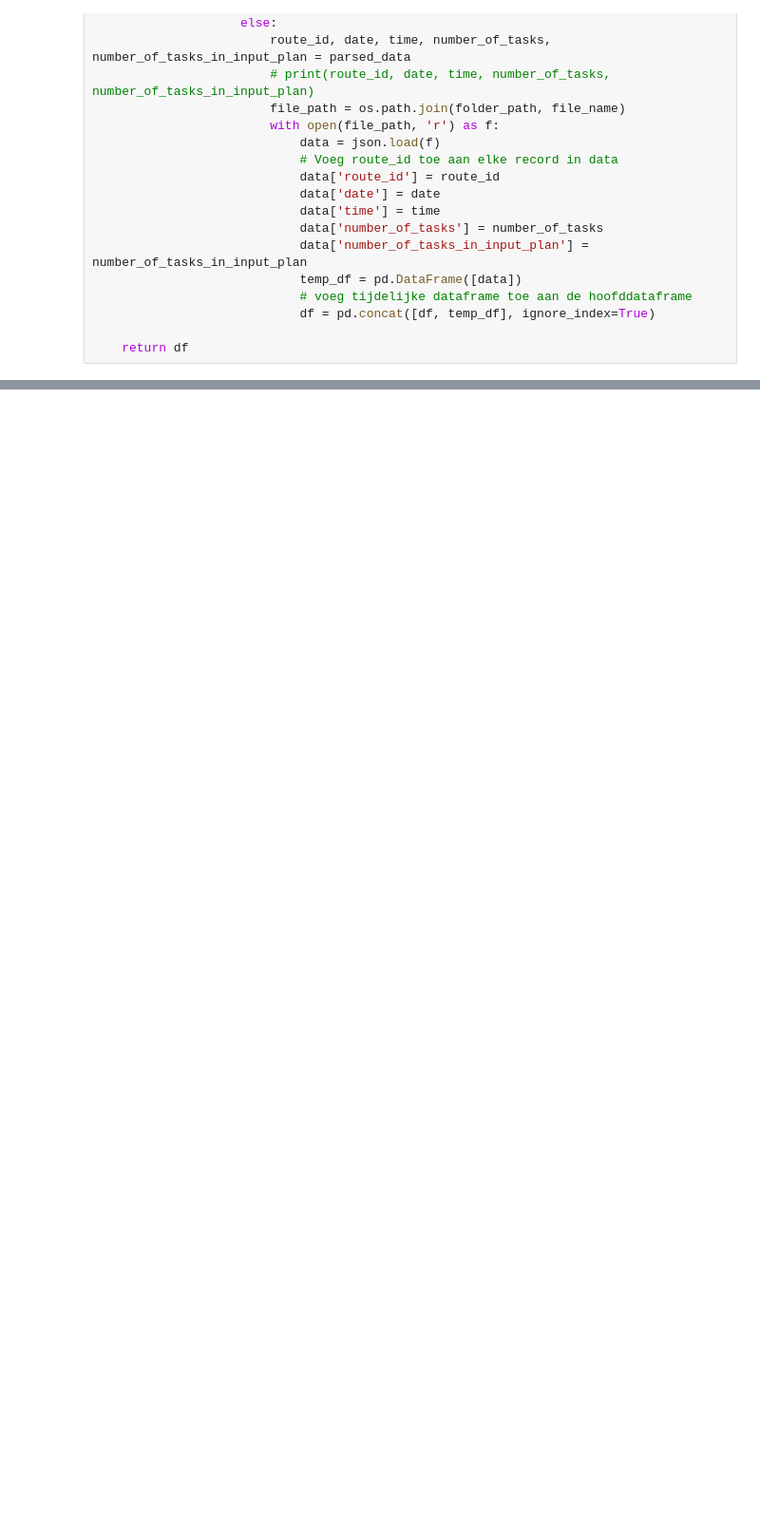
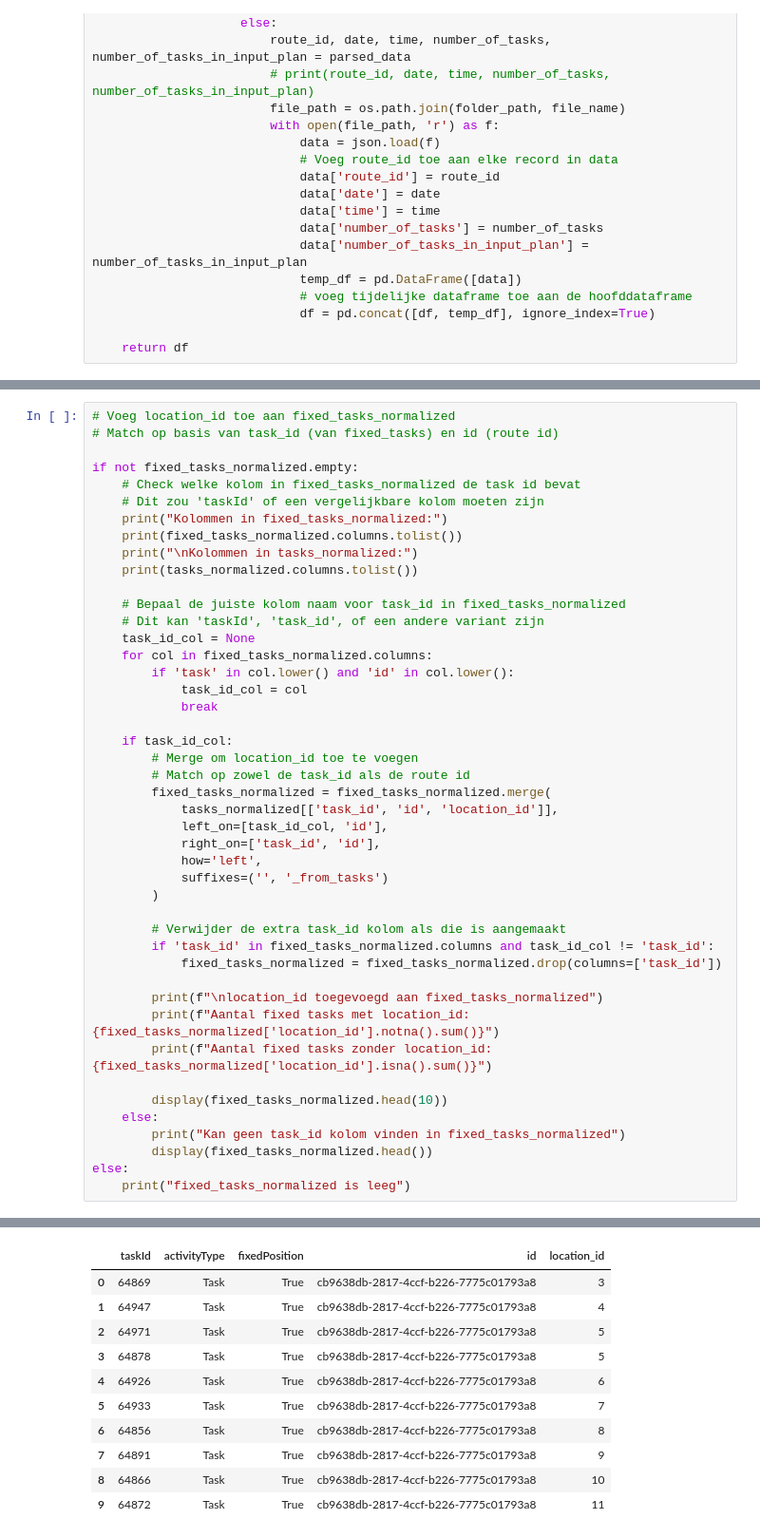
Before and after one commit to katrien-c/opdracht_transport, a Jupyter notebook: notebooks/kco.ipynb, the cells around one changed output, grey strips where cells are left out. Shown at 95% size. Drawn from its saved outputs; the diff is of its cells as text; blank space fills up the shorter version.

```diff
--- a/notebooks/kco.ipynb
+++ b/notebooks/kco.ipynb
@@ -167,0 +266,46 @@ display(fixed_tasks_normalized.head())
+# %%
+# Voeg location_id toe aan fixed_tasks_normalized
+# Match op basis van task_id (van fixed_tasks) en id (route id)
+
+if not fixed_tasks_normalized.empty:
+    # Check welke kolom in fixed_tasks_normalized de task id bevat
+    # Dit zou 'taskId' of een vergelijkbare kolom moeten zijn
+    print("Kolommen in fixed_tasks_normalized:")
+    print(fixed_tasks_normalized.columns.tolist())
+    print("\nKolommen in tasks_normalized:")
+    print(tasks_normalized.columns.tolist())
+
+    # Bepaal de juiste kolom naam voor task_id in fixed_tasks_normalized
+    # Dit kan 'taskId', 'task_id', of een andere variant zijn
+    task_id_col = None
+    for col in fixed_tasks_normalized.columns:
+        if 'task' in col.lower() and 'id' in col.lower():
+            task_id_col = col
+            break
+
+    if task_id_col:
+        # Merge om location_id toe te voegen
+        # Match op zowel de task_id als de route id
+        fixed_tasks_normalized = fixed_tasks_normalized.merge(
+            tasks_normalized[['task_id', 'id', 'location_id']],
+            left_on=[task_id_col, 'id'],
+            right_on=['task_id', 'id'],
+            how='left',
+            suffixes=('', '_from_tasks')
+        )
+
+        # Verwijder de extra task_id kolom als die is aangemaakt
+        if 'task_id' in fixed_tasks_normalized.columns and task_id_col != 'task_id':
+            fixed_tasks_normalized = fixed_tasks_normalized.drop(columns=['task_id'])
+
+        print(f"\nlocation_id toegevoegd aan fixed_tasks_normalized")
+        print(f"Aantal fixed tasks met location_id: {fixed_tasks_normalized['location_id'].notna().sum()}")
+        print(f"Aantal fixed tasks zonder location_id: {fixed_tasks_normalized['location_id'].isna().sum()}")
+
+        display(fixed_tasks_normalized.head(10))
+    else:
+        print("Kan geen task_id kolom vinden in fixed_tasks_normalized")
+        display(fixed_tasks_normalized.head())
+else:
+    print("fixed_tasks_normalized is leeg")
+# %% [output]
@@ -167,0 +321,11 @@ display(fixed_tasks_normalized.head())
+|  | taskId | activityType | fixedPosition | id | location_id |
+| 0 | 64869 | Task | True | cb9638db-2817-4ccf-b226-7775c01793a8 | 3 |
+| 1 | 64947 | Task | True | cb9638db-2817-4ccf-b226-7775c01793a8 | 4 |
+| 2 | 64971 | Task | True | cb9638db-2817-4ccf-b226-7775c01793a8 | 5 |
+| 3 | 64878 | Task | True | cb9638db-2817-4ccf-b226-7775c01793a8 | 5 |
+| 4 | 64926 | Task | True | cb9638db-2817-4ccf-b226-7775c01793a8 | 6 |
+| 5 | 64933 | Task | True | cb9638db-2817-4ccf-b226-7775c01793a8 | 7 |
+| 6 | 64856 | Task | True | cb9638db-2817-4ccf-b226-7775c01793a8 | 8 |
+| 7 | 64891 | Task | True | cb9638db-2817-4ccf-b226-7775c01793a8 | 9 |
+| 8 | 64866 | Task | True | cb9638db-2817-4ccf-b226-7775c01793a8 | 10 |
+| 9 | 64872 | Task | True | cb9638db-2817-4ccf-b226-7775c01793a8 | 11 |
```
Also changed, not shown: parts of 4 cells of this notebook.
